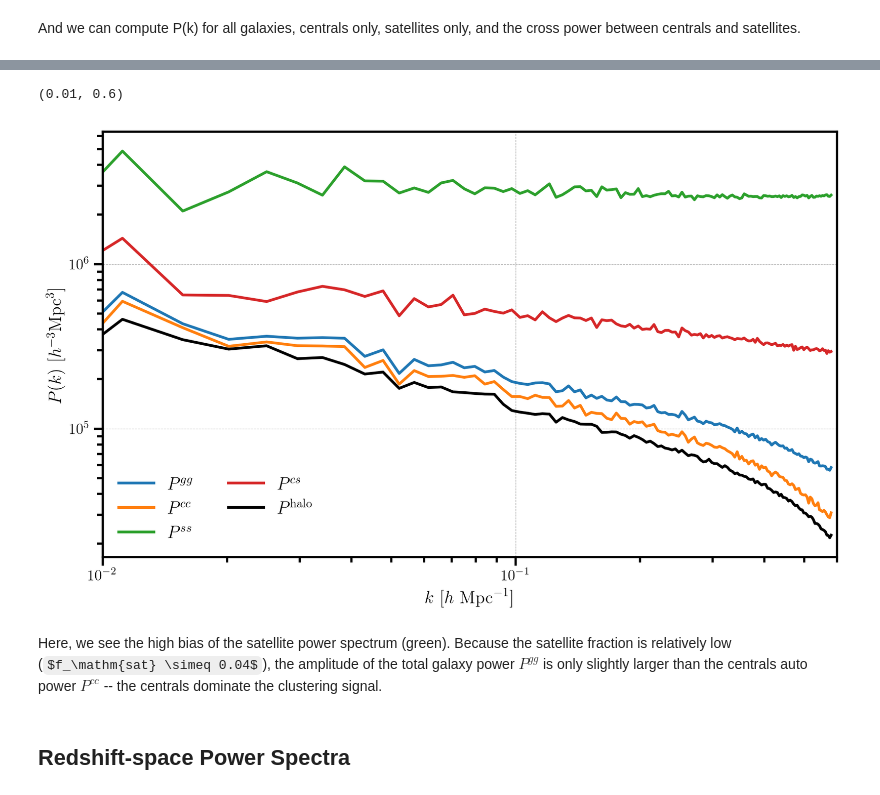
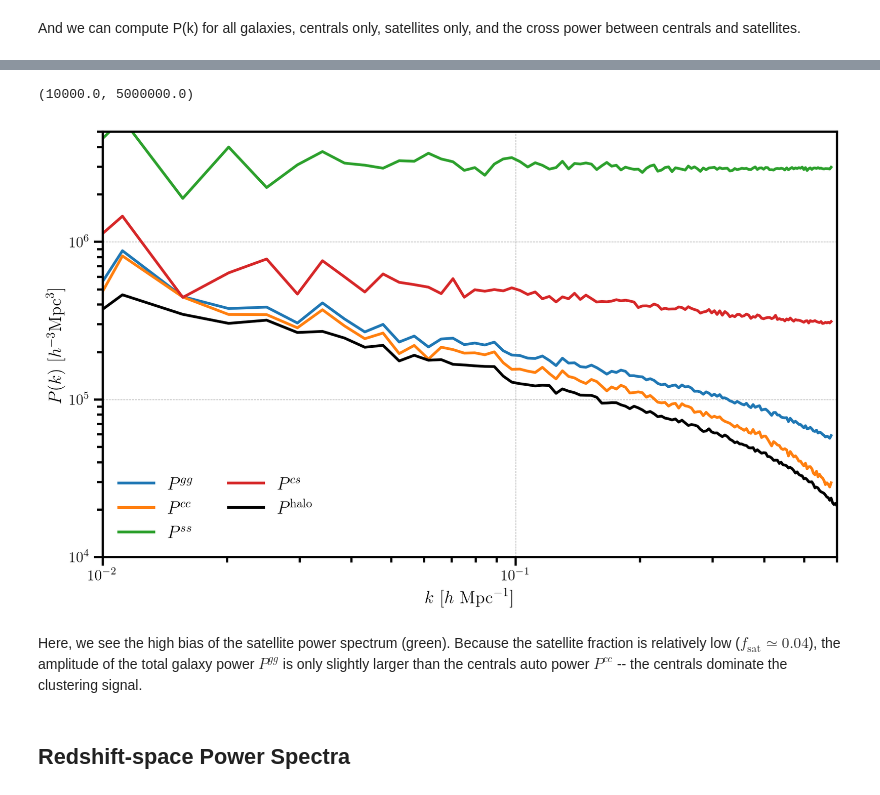
Before and after one commit to bccp/nbodykit, a Jupyter notebook: docs/source/cookbook/hod-mocks.ipynb, the cells around one changed output, grey strips where cells are left out. Saved outputs shown, nothing was run; the diff lists cells and outputs as text; code cells hidden in the pictures; some formulas as TeX source.

```diff
--- a/docs/source/cookbook/hod-mocks.ipynb
+++ b/docs/source/cookbook/hod-mocks.ipynb
@@ -104,28 +104,29 @@ cen_sat_power = FFTPower(cens, second=sats, mode='1d', Nmesh=256)
 # %%
 # plot galaxy auto power, centrals auto power, and sats auto power
 labels = [r"$P^{gg}$", r"$P^{cc}$", r"$P^{ss}$"]
 for i, r in enumerate([gal_power, cen_power, sat_power]):
     Pk = r.power
     plt.loglog(Pk['k'], Pk['power'].real-Pk.attrs['shotnoise'], label=labels[i])
 
 # central-satellite power
 Pk = cen_sat_power.power
 plt.loglog(Pk['k'], Pk['power'].real, label=r"$P^{cs}$")
 
 # the halo power
 Phalo = halo_power.power
 plt.loglog(Phalo['k'], Phalo['power'].real-Phalo.attrs['shotnoise'], c='k', label=r"$P^\mathrm{halo}$")
 
 # add a legend and axis labels
 plt.legend(loc=0, ncol=2)
 plt.xlabel(r"$k$ [$h \ \mathrm{Mpc}^{-1}$]")
 plt.ylabel(r"$P(k)$ [$h^{-3}\mathrm{Mpc}^3$]")
 plt.xlim(0.01, 0.6)
+plt.ylim(1e4, 5e6)
 # %% [output]
-(0.01, 0.6)
+(10000.0, 5000000.0)
-[figure, old version]
+[figure, new version]
 # %% [markdown]
-Here, we see the high bias of the satellite power spectrum (green). Because the satellite fraction is relatively low ($f_\mathm{sat} \simeq 0.04$), the amplitude of the total galaxy power $P^{gg}$ is only slightly larger than the centrals auto power $P^{cc}$ -- the centrals dominate the clustering signal.
+Here, we see the high bias of the satellite power spectrum (green). Because the satellite fraction is relatively low ($f_\mathrm{sat} \simeq 0.04$), the amplitude of the total galaxy power $P^{gg}$ is only slightly larger than the centrals auto power $P^{cc}$ -- the centrals dominate the clustering signal.
 # %% [markdown]
 ## Redshift-space Power Spectra
 # %% [markdown]
```
Also changed, not shown: parts of 12 cells of this notebook, 3 other files.
